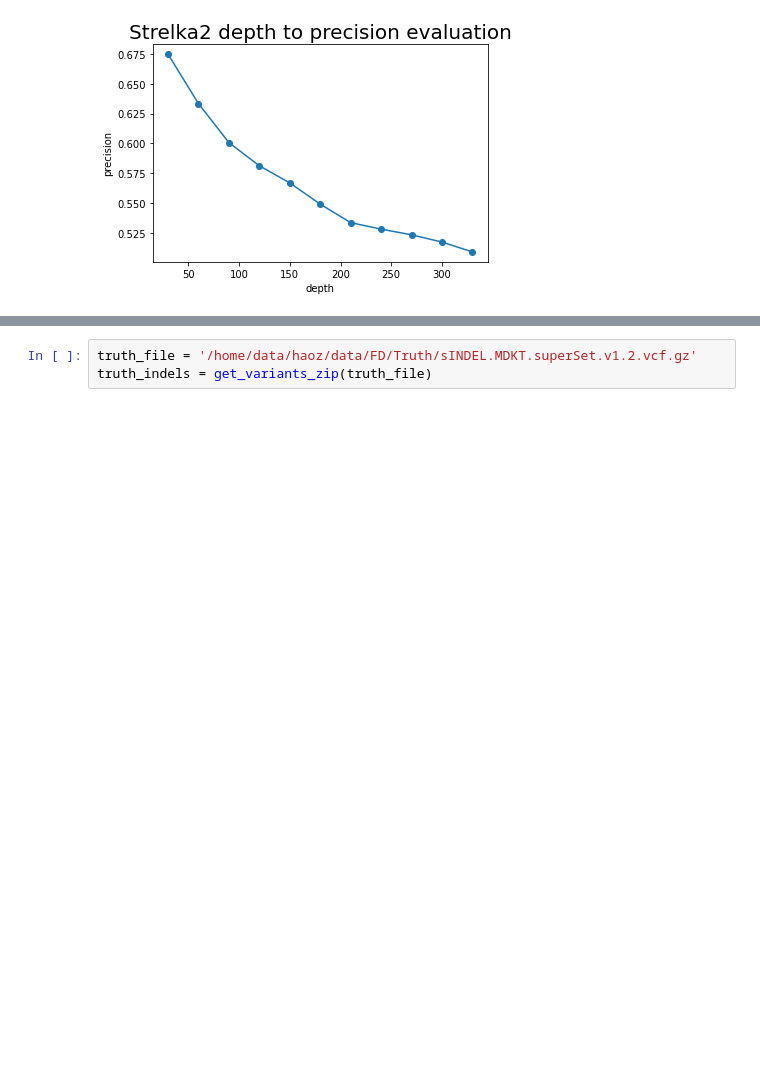
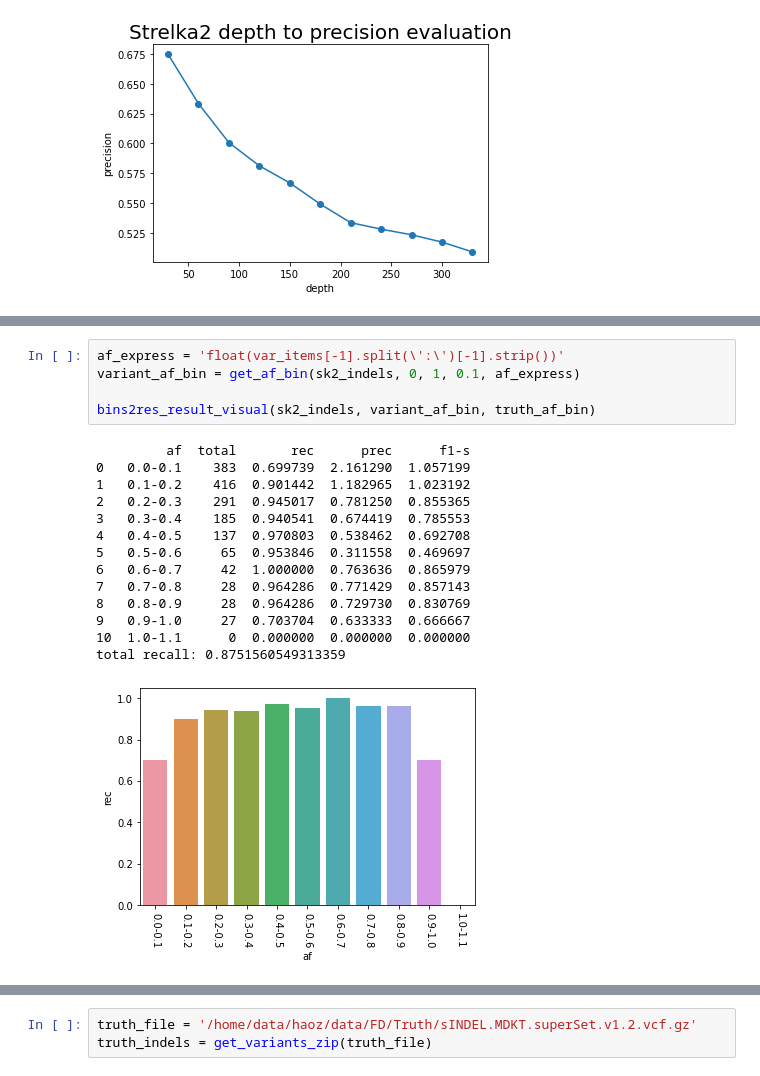
Before and after one commit to LeiHaoa/RabbitVar, a Jupyter notebook: RandomForest/Paper/ResultVisualization.ipynb, the cells around one changed output, grey strips where cells are left out. Cells and saved outputs as stored; diff of their text form; blank space fills up the shorter version.

```diff
--- a/RandomForest/Paper/ResultVisualization.ipynb
+++ b/RandomForest/Paper/ResultVisualization.ipynb
@@ -555,0 +738,20 @@ sns.barplot(x="af", y="f1-s", data=df)
+# %%
+af_express = 'float(var_items[-1].split(\':\')[-1].strip())'
+variant_af_bin = get_af_bin(sk2_indels, 0, 1, 0.1, af_express)
+
+bins2res_result_visual(sk2_indels, variant_af_bin, truth_af_bin)
+# %% [output]
+         af  total       rec      prec      f1-s
+0   0.0-0.1    383  0.699739  2.161290  1.057199
+1   0.1-0.2    416  0.901442  1.182965  1.023192
+2   0.2-0.3    291  0.945017  0.781250  0.855365
+3   0.3-0.4    185  0.940541  0.674419  0.785553
+4   0.4-0.5    137  0.970803  0.538462  0.692708
+5   0.5-0.6     65  0.953846  0.311558  0.469697
+6   0.6-0.7     42  1.000000  0.763636  0.865979
+7   0.7-0.8     28  0.964286  0.771429  0.857143
+8   0.8-0.9     28  0.964286  0.729730  0.830769
+9   0.9-1.0     27  0.703704  0.633333  0.666667
+10  1.0-1.1      0  0.000000  0.000000  0.000000
+total recall: 0.8751560549313359
+[figure, added]
```
Also changed, not shown: parts of 43 cells of this notebook, 7 other files.
